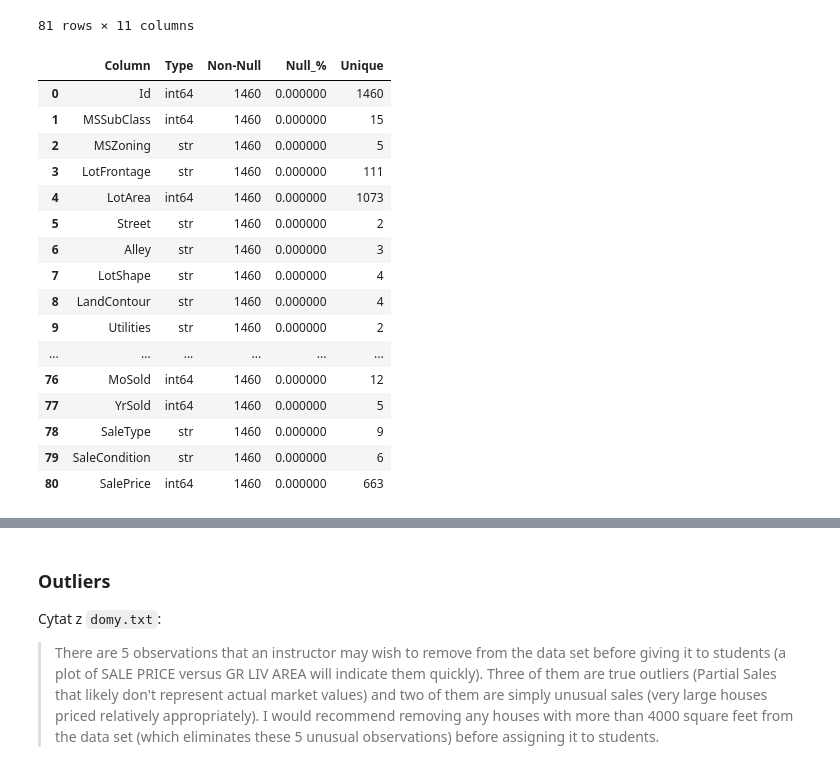
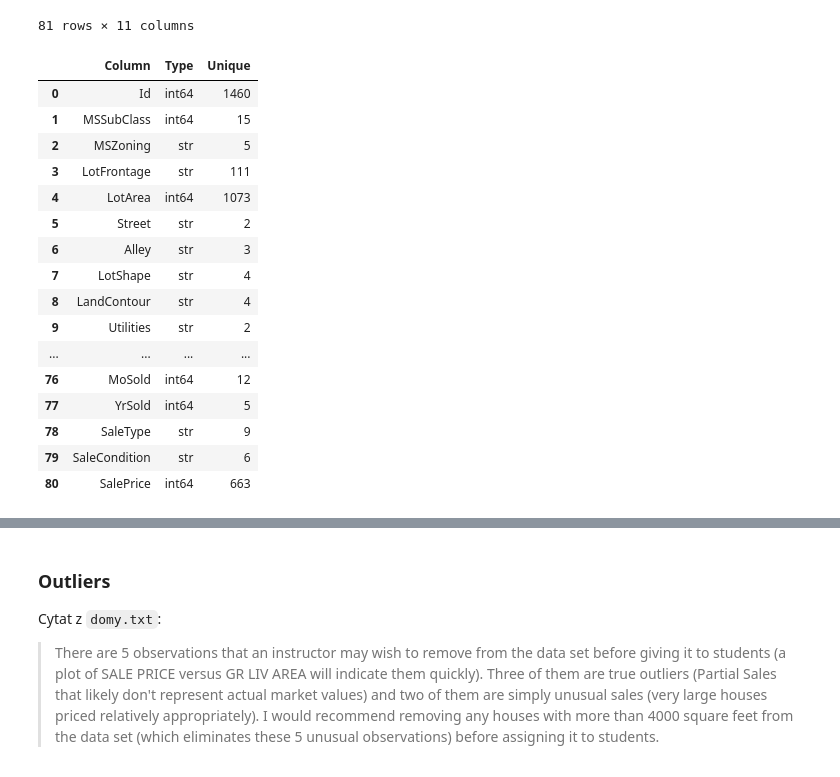
Before and after one commit to Patryk2208/wsi-regression, a Jupyter notebook: notebooks/1-data-overview.ipynb, the cells around one changed output, grey strips where cells are left out. Drawn from its saved outputs; the diff is of its cells as text; code cells hidden in the pictures.

```diff
--- a/notebooks/1-data-overview.ipynb
+++ b/notebooks/1-data-overview.ipynb
@@ -54,31 +54,31 @@ memory usage: 924.0 KB
 # %%
 data_dict = pd.DataFrame({
     'Column': df.columns,
     'Type': df.dtypes.values,
-    'Non-Null': df.count().values,
-    'Null_%': (df.isnull().sum() / len(df) * 100).values,
+    #'Non-Null': df.count().values,
+    #'Null_%': (df.isnull().sum() / len(df) * 100).values,
     'Unique': [df[col].nunique() for col in df.columns]
 })
 with pd.option_context('display.max_rows', None):
     display(data_dict)
 # %% [output]
-|  | Column | Type | Non-Null | Null_% | Unique |
-| 0 | Id | int64 | 1460 | 0.000000 | 1460 |
-| 1 | MSSubClass | int64 | 1460 | 0.000000 | 15 |
-| 2 | MSZoning | str | 1460 | 0.000000 | 5 |
-| 3 | LotFrontage | str | 1460 | 0.000000 | 111 |
-| 4 | LotArea | int64 | 1460 | 0.000000 | 1073 |
-| 5 | Street | str | 1460 | 0.000000 | 2 |
-| 6 | Alley | str | 1460 | 0.000000 | 3 |
-| 7 | LotShape | str | 1460 | 0.000000 | 4 |
-| 8 | LandContour | str | 1460 | 0.000000 | 4 |
-| 9 | Utilities | str | 1460 | 0.000000 | 2 |
-| ... | ... | ... | ... | ... | ... |
-| 76 | MoSold | int64 | 1460 | 0.000000 | 12 |
-| 77 | YrSold | int64 | 1460 | 0.000000 | 5 |
-| 78 | SaleType | str | 1460 | 0.000000 | 9 |
-| 79 | SaleCondition | str | 1460 | 0.000000 | 6 |
-| 80 | SalePrice | int64 | 1460 | 0.000000 | 663 |
+|  | Column | Type | Unique |
+| 0 | Id | int64 | 1460 |
+| 1 | MSSubClass | int64 | 15 |
+| 2 | MSZoning | str | 5 |
+| 3 | LotFrontage | str | 111 |
+| 4 | LotArea | int64 | 1073 |
+| 5 | Street | str | 2 |
+| 6 | Alley | str | 3 |
+| 7 | LotShape | str | 4 |
+| 8 | LandContour | str | 4 |
+| 9 | Utilities | str | 2 |
+| ... | ... | ... | ... |
+| 76 | MoSold | int64 | 12 |
+| 77 | YrSold | int64 | 5 |
+| 78 | SaleType | str | 9 |
+| 79 | SaleCondition | str | 6 |
+| 80 | SalePrice | int64 | 663 |
 # %%
 plt.figure(figsize=(12, 6))
 for junk in ['?', 'None']:
```
Also changed, not shown: parts of 4 cells of this notebook, 1 other file.
